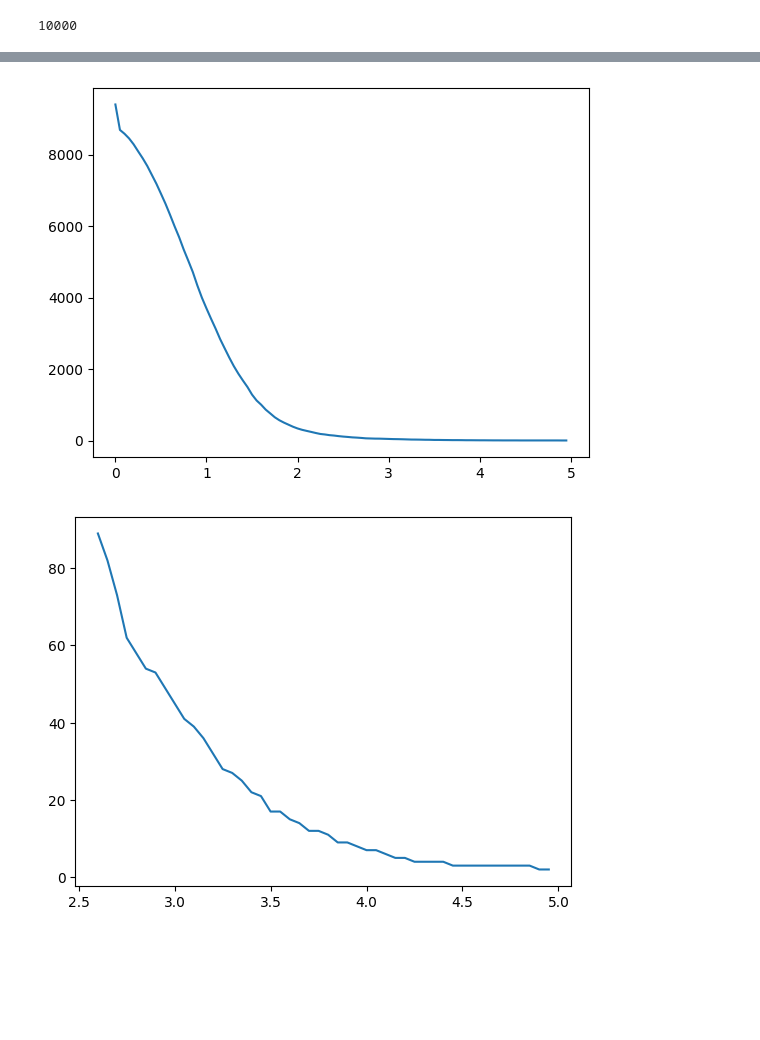
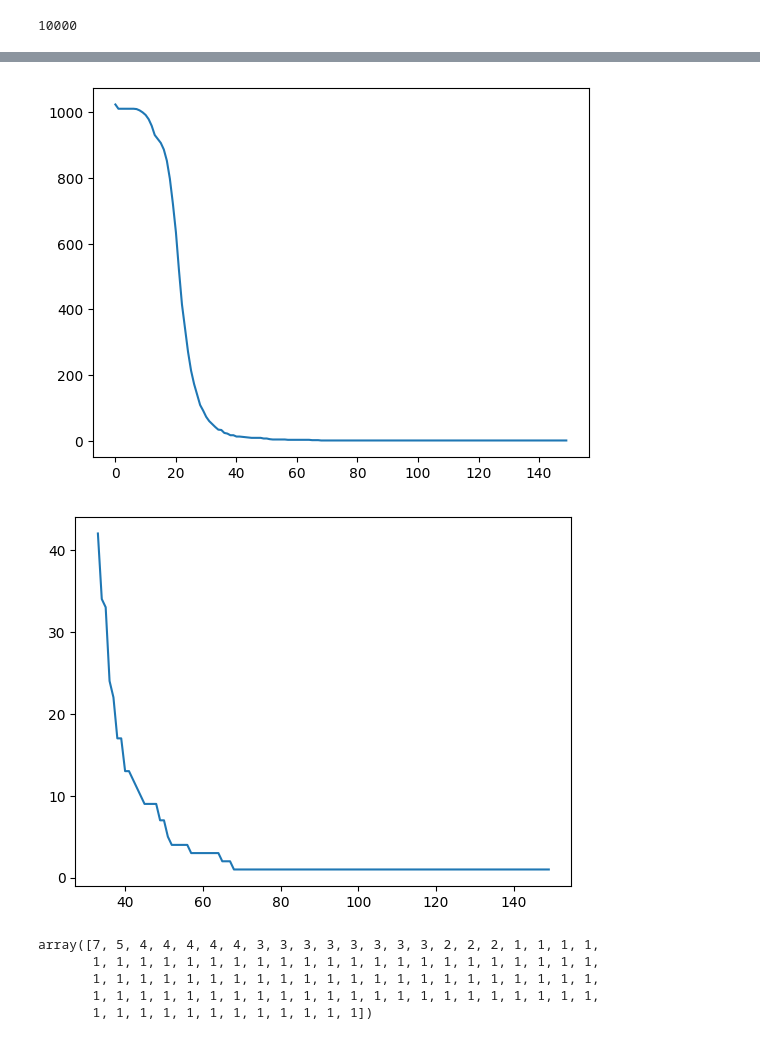
Before and after one commit to amanb2000/Magic_Words, a Jupyter notebook: theorem_numerics/05_TSNE_Ripser_Analysis.ipynb, the cells around one changed output, grey strips where cells are left out. Cells and saved outputs as stored; diff of their text form; code cells hidden in the pictures; blank space fills up the shorter version.

Commit message:
update 05_TSNE_Ripser_Analysis.ipynb to run on raw 1024 dataset

```diff
--- a/theorem_numerics/05_TSNE_Ripser_Analysis.ipynb
+++ b/theorem_numerics/05_TSNE_Ripser_Analysis.ipynb
@@ -97,8 +95,9 @@ LAYER_NUM = -1
 # %%
+LAYER_NUM = -2
 # construct dummy data -- [samples, features]
 final_tok_reps_list = []
 
-for data_el in tqdm(data_json):
+for data_el in tqdm(data_1024):
     final_tok_reps_list.append(torch.tensor(data_el['final_token_rep'][LAYER_NUM]))
 
 print("final_tok_reps_list length: ", len(final_tok_reps_list))
@@ -106,4 +105,16 @@ print("final_tok_reps_list[0] length: ", len(final_tok_reps_list[0]))
 
 final_tok_reps = torch.stack(final_tok_reps_list)
 print("final_tok_reps shape: ", final_tok_reps.shape)
+
+
+
+dummy_data = final_tok_reps
+tsne_data = convert_data_to_TSNE(dummy_data.numpy(), num_output_dims=3)
+print(tsne_data)
+plt.rcParams.update({
+    "text.usetex": False
+})
+# Plot the data
+plt.scatter(tsne_data[:, 0], tsne_data[:, 1])
+plt.show()
 # %% [output]
@@ -131,0 +134,4 @@ plt.show()
+# %%
+final_tok_reps_npy = final_tok_reps.numpy()
+
+final_tok_reps_npy.shape
@@ -133,12 +146,14 @@ plt.show()
 cmp = []
 diagrams = []
 
-eps_max = 5
-eps_step = 0.05
+eps_max = 150
+eps_step = 1
 
 eps_range = np.arange(0, eps_max, eps_step)
+print("Length of eps_range: ", len(eps_range))
 
-for epsilon in eps_range:
-    cmp_, diagram = count_connected_components(tsne_data, epsilon=epsilon)
+for epsilon in tqdm(eps_range):
+    cmp_, diagram = count_connected_components(final_tok_reps_npy, epsilon=epsilon)
+    # cmp_, diagram = count_connected_components(final_tok_reps_npy, epsilon=epsilon)
     cmp += [cmp_]
     diagrams += [diagram]
@@ -146,16 +180,24 @@ for epsilon in eps_range:
 plt.plot(eps_range, cmp)
 plt.show()
 # %% [output]
-[figure, old version]
+[figure, new version]
 # %%
 len(cmp)
 
-max_num_conn = 100
+max_num_conn = 50
 msk = np.array(cmp) < max_num_conn
 
 cmp = np.array(cmp)
 #plot
 plt.plot(eps_range[msk], cmp[msk])
 plt.show()
 # %% [output]
-[figure, old version]
+[figure, new version]
+# %%
+cmp[-100:]
+# %% [output]
+array([7, 5, 4, 4, 4, 4, 4, 3, 3, 3, 3, 3, 3, 3, 3, 2, 2, 2, 1, 1, 1, 1,
+       1, 1, 1, 1, 1, 1, 1, 1, 1, 1, 1, 1, 1, 1, 1, 1, 1, 1, 1, 1, 1, 1,
+       1, 1, 1, 1, 1, 1, 1, 1, 1, 1, 1, 1, 1, 1, 1, 1, 1, 1, 1, 1, 1, 1,
+       1, 1, 1, 1, 1, 1, 1, 1, 1, 1, 1, 1, 1, 1, 1, 1, 1, 1, 1, 1, 1, 1,
+       1, 1, 1, 1, 1, 1, 1, 1, 1, 1, 1, 1])
```
Also changed, not shown: parts of 9 cells of this notebook.
